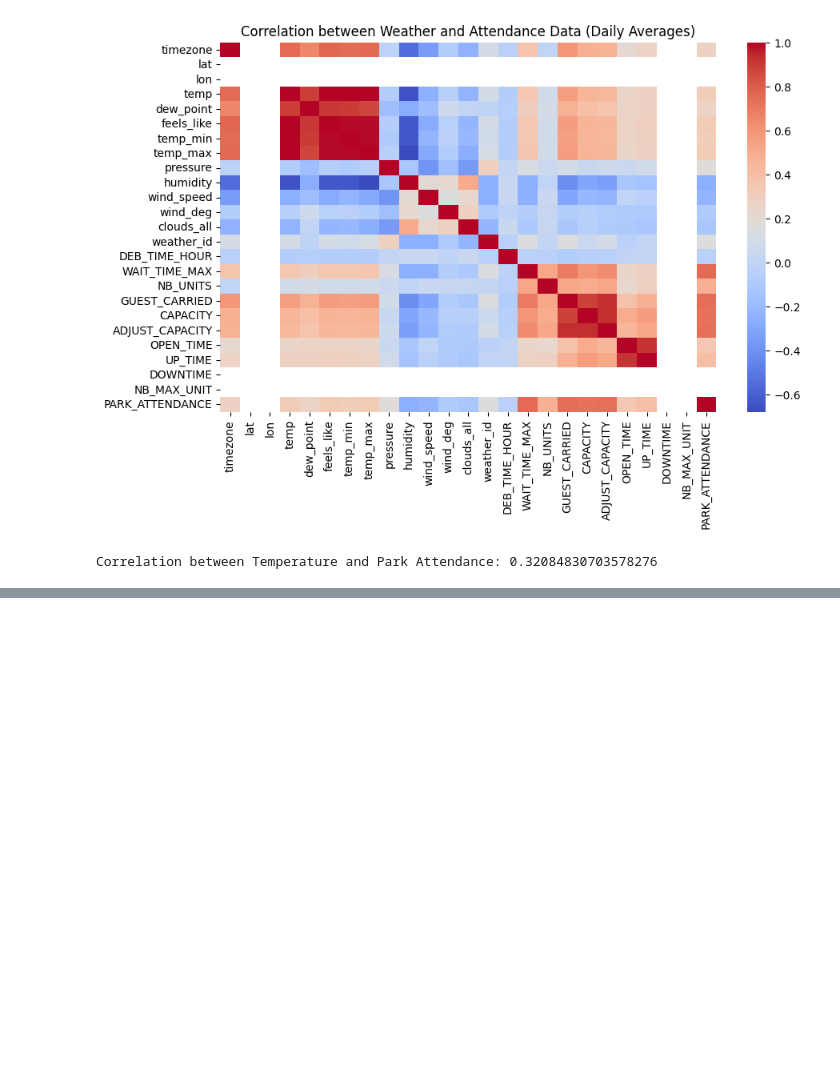
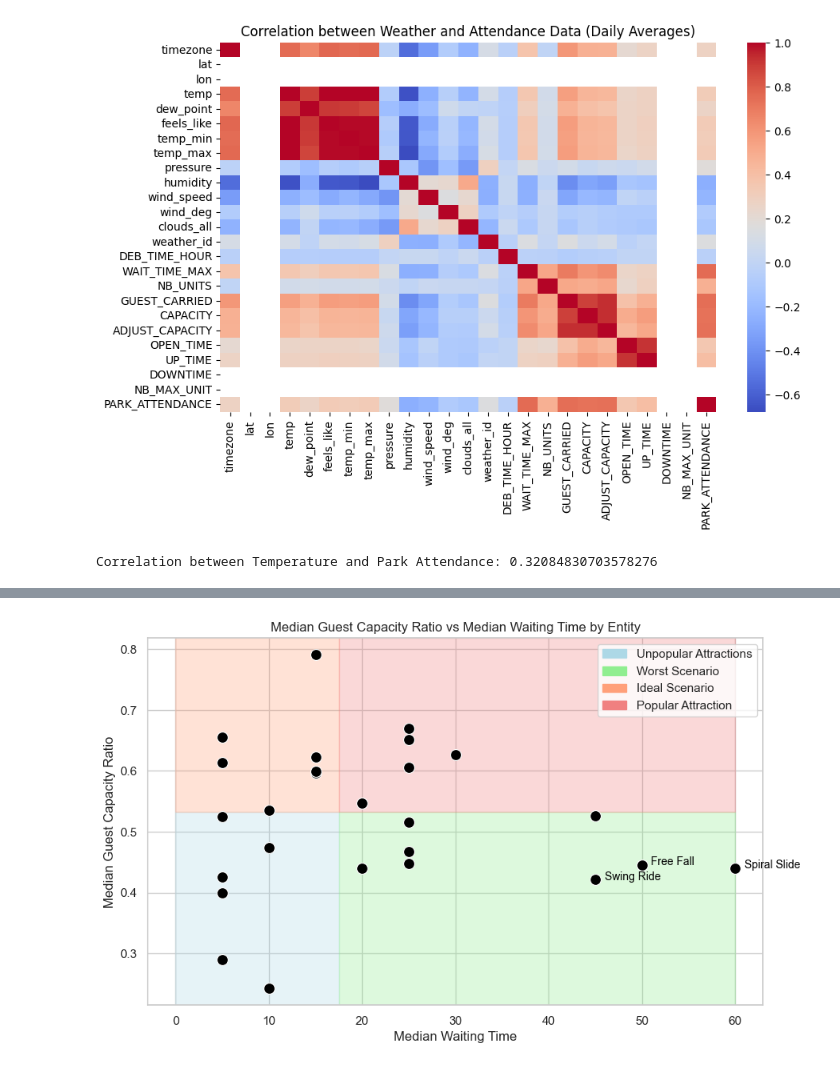
Before and after one commit to AdeStAff/endless_line, a Jupyter notebook: notebooks/malo.ipynb, the cells around one changed output, grey strips where cells are left out. Drawn from its saved outputs; the diff is of its cells as text; code cells hidden in the pictures; blank space fills up the shorter version.

```diff
--- a/notebooks/malo.ipynb
+++ b/notebooks/malo.ipynb
@@ -281,0 +390,76 @@ Correlation between Temperature and Park Attendance: 0.32084830703578276
+# %%
+import pandas as pd
+import seaborn as sns
+import matplotlib.pyplot as plt
+import matplotlib.patches as mpatches
+
+# Assuming 'data' is your DataFrame
+data['GUEST_CAPACITY_RATIO'] = data['GUEST_CARRIED'] / data['ADJUST_CAPACITY']
+
+# Group by ENTITY_DESCRIPTION_SHORT and calculate the median values
+mean_values = data.groupby('ENTITY_DESCRIPTION_SHORT').agg(
+    mean_ratio=('GUEST_CAPACITY_RATIO', 'median'),
+    mean_waiting_time=('WAIT_TIME_MAX', 'median')
+).reset_index()
+
+# Find the median values for the split
+x_median = mean_values['mean_waiting_time'].median()
+y_median = mean_values['mean_ratio'].median()
+
+# Identify bottom-right quadrant (high wait & low ratio)
+bottom_right = mean_values[(mean_values['mean_waiting_time'] > x_median) &
+                           (mean_values['mean_ratio'] < y_median)]
+
+# Select the three farthest points (highest waiting time) in the bottom-right quadrant
+farthest_points = bottom_right.nlargest(3, 'mean_waiting_time')
+
+# Set up plot
+plt.figure(figsize=(10, 6))
+
+# Define colors for the quadrants
+colors = {
+    "Low Wait & Low Ratio": "lightblue",
+    "High Wait & Low Ratio": "lightgreen",
+    "Low Wait & High Ratio": "lightsalmon",
+    "High Wait & High Ratio": "lightcoral"
+}
+
+# Add colored background rectangles
+plt.axvspan(0, x_median, ymin=0, ymax=y_median, color=colors["Low Wait & Low Ratio"], alpha=0.3)
+plt.axvspan(x_median, max(mean_values['mean_waiting_time']), ymin=0, ymax=y_median, color=colors["High Wait & Low Ratio"], alpha=0.3)
+plt.axvspan(0, x_median, ymin=y_median, ymax=1, color=colors["Low Wait & High Ratio"], alpha=0.3)
+plt.axvspan(x_median, max(mean_values['mean_waiting_time']), ymin=y_median, ymax=1, color=colors["High Wait & High Ratio"], alpha=0.3)
+
+# Plot scatter points
+sns.scatterplot(
+    x='mean_waiting_time',
+    y='mean_ratio',
+    data=mean_values,
+    color='black',
+    s=100
+)
+
+# Annotate the 3 farthest entities in the bottom-right quadrant
+for _, row in farthest_points.iterrows():
+    plt.text(row['mean_waiting_time']+1, row['mean_ratio'], row['ENTITY_DESCRIPTION_SHORT'],
+             fontsize=10, ha='left', color='black')
+
+# Create legend handles
+legend_patches = [
+    mpatches.Patch(color=colors["Low Wait & Low Ratio"], label="Unpopular Attractions"),
+    mpatches.Patch(color=colors["High Wait & Low Ratio"], label="Worst Scenario"),
+    mpatches.Patch(color=colors["Low Wait & High Ratio"], label="Ideal Scenario"),
+    mpatches.Patch(color=colors["High Wait & High Ratio"], label="Popular Attraction"),
+]
+
+# Add the legend
+plt.legend(handles=legend_patches, loc="upper right")
+
+# Labels and title
+plt.xlabel('Median Waiting Time')
+plt.ylabel('Median Guest Capacity Ratio')
+plt.title('Median Guest Capacity Ratio vs Median Waiting Time by Entity')
+
+# Show plot
+plt.show()
+# %% [output]
@@ -281,0 +471 @@ Correlation between Temperature and Park Attendance: 0.32084830703578276
+[figure, added]
```
Also changed, not shown: parts of 14 cells of this notebook.
